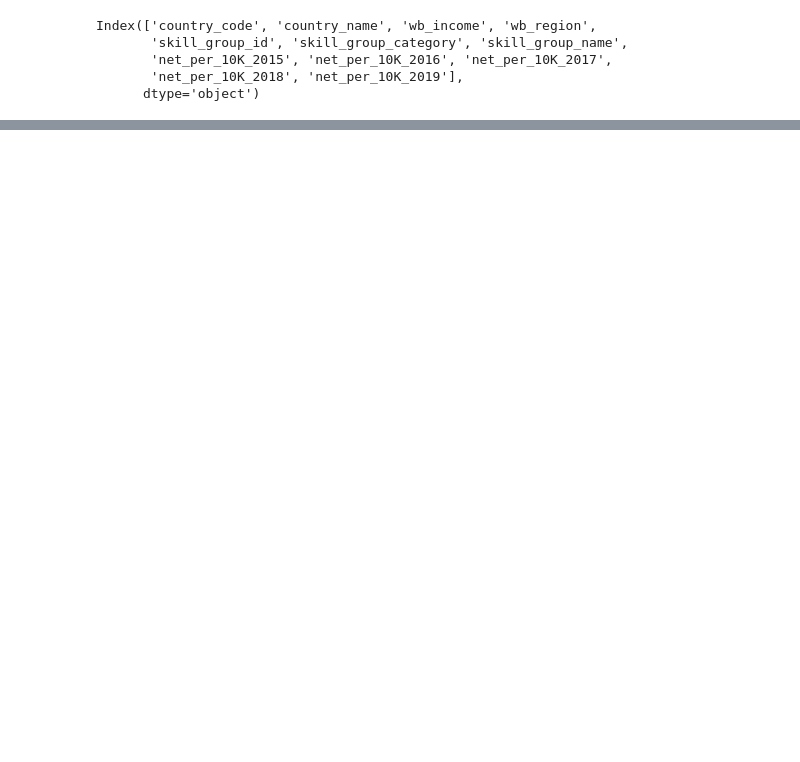
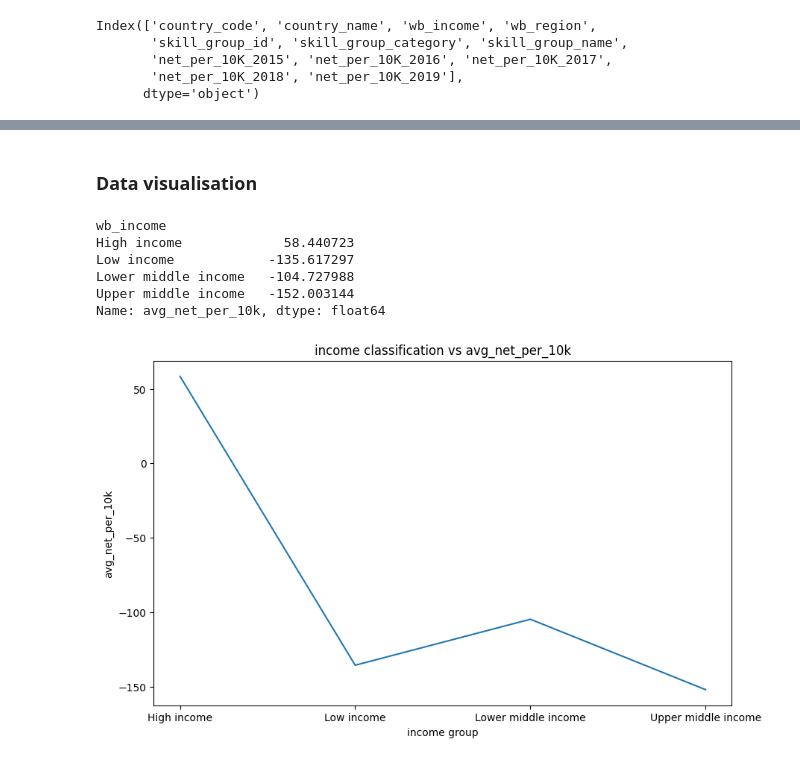
Before and after one commit to Swapnil-Giram/Clustring, a Jupyter notebook: migration.ipynb, the cells around one changed output, grey strips where cells are left out. Drawn from its saved outputs; the diff is of its cells as text; code cells hidden in the pictures; blank space fills up the shorter version.

```diff
--- a/migration.ipynb
+++ b/migration.ipynb
@@ -144,0 +138,5 @@ Name: count, Length: 140, dtype: int64
+# %%
+# create a column avg value of people from 2015 to 2019
+df["avg_net_per_10k"] = df[['net_per_10K_2015', 'net_per_10K_2016', 'net_per_10K_2017',
+       'net_per_10K_2018', 'net_per_10K_2019']].mean(axis=1)
+df.head()
@@ -144,0 +150,20 @@ Name: count, Length: 140, dtype: int64
+# %% [markdown]
+### Data visualisation
+# %%
+# monitoring the migration of people from diffrent income categories
+a = df.groupby("wb_income")["avg_net_per_10k"].mean()
+print(a)
+plt.figure(figsize=(10,6))
+plt.plot(a)
+plt.title("income classification vs avg_net_per_10k")
+plt.xlabel('income group')
+plt.ylabel('avg_net_per_10k')
+plt.show()
+# %% [output]
+wb_income
+High income             58.440723
+Low income            -135.617297
+Lower middle income   -104.727988
+Upper middle income   -152.003144
+Name: avg_net_per_10k, dtype: float64
+[figure, added]
```
Also changed, not shown: parts of 22 cells of this notebook.
